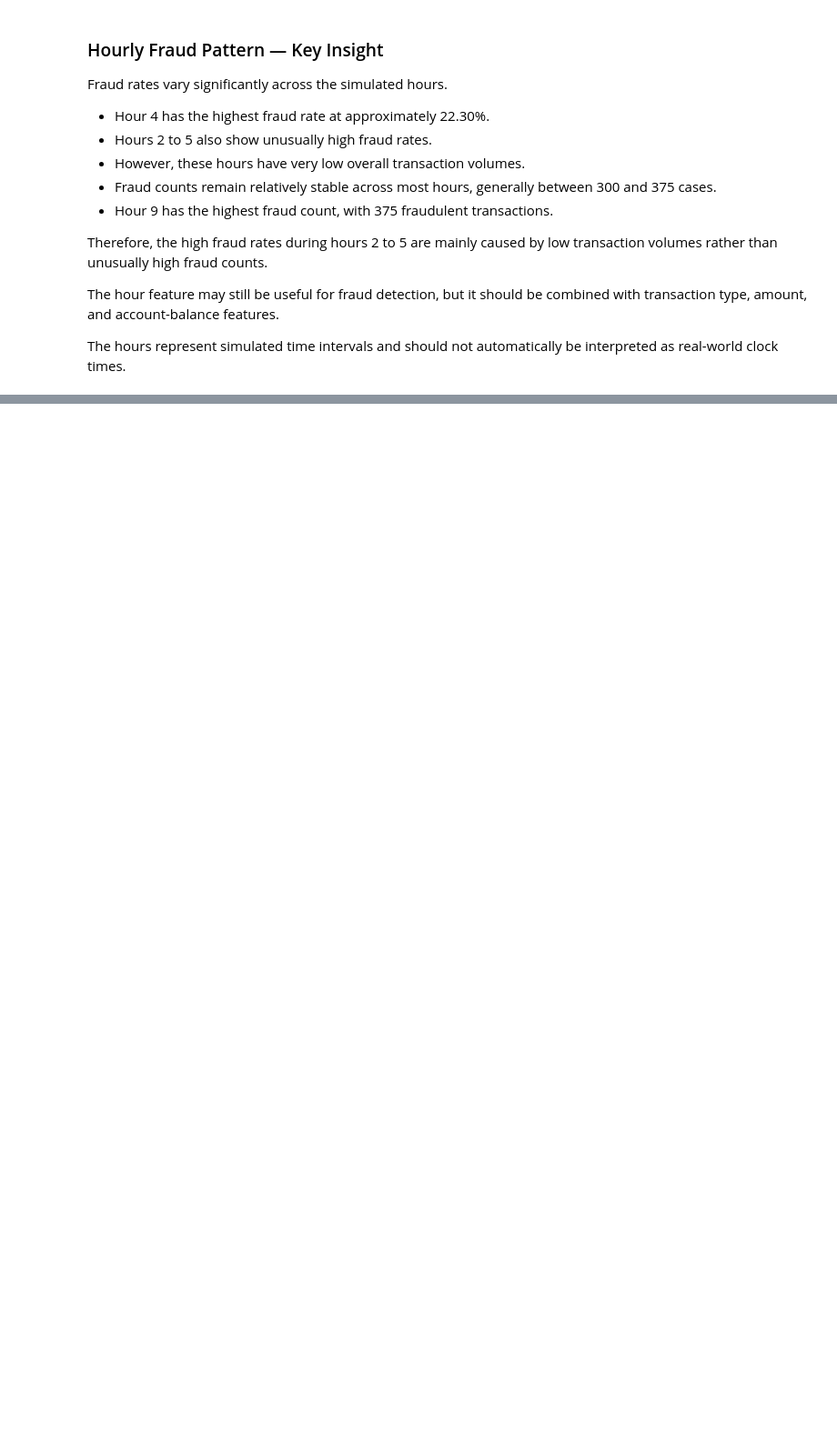
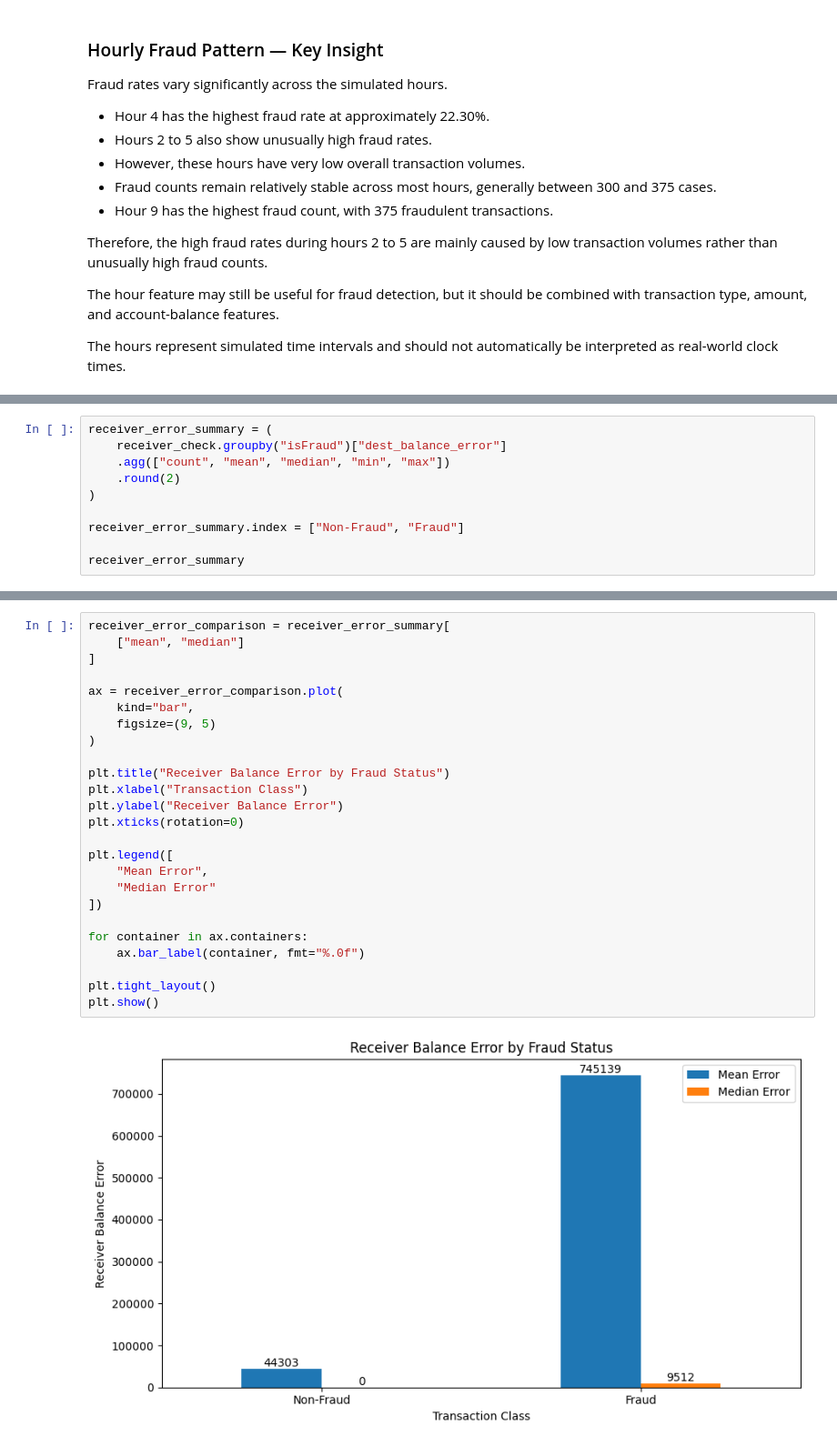
Before and after one commit to vedu13/paysim-fraud-detection, a Jupyter notebook: notebooks/02_exploratory_data_analysis.ipynb, the cells around one changed output, grey strips where cells are left out. Shown at 91% size. Saved outputs shown, nothing was run; the diff lists cells and outputs as text; blank space fills up the shorter version.

```diff
--- a/notebooks/02_exploratory_data_analysis.ipynb
+++ b/notebooks/02_exploratory_data_analysis.ipynb
@@ -795,0 +960,10 @@ The hours represent simulated time intervals and should not automatically be int
+# %%
+receiver_error_summary = (
+    receiver_check.groupby("isFraud")["dest_balance_error"]
+    .agg(["count", "mean", "median", "min", "max"])
+    .round(2)
+)
+
+receiver_error_summary.index = ["Non-Fraud", "Fraud"]
+
+receiver_error_summary
@@ -795,0 +978,27 @@ The hours represent simulated time intervals and should not automatically be int
+# %%
+receiver_error_comparison = receiver_error_summary[
+    ["mean", "median"]
+]
+
+ax = receiver_error_comparison.plot(
+    kind="bar",
+    figsize=(9, 5)
+)
+
+plt.title("Receiver Balance Error by Fraud Status")
+plt.xlabel("Transaction Class")
+plt.ylabel("Receiver Balance Error")
+plt.xticks(rotation=0)
+
+plt.legend([
+    "Mean Error",
+    "Median Error"
+])
+
+for container in ax.containers:
+    ax.bar_label(container, fmt="%.0f")
+
+plt.tight_layout()
+plt.show()
+# %% [output]
+[figure, added]
```
Also changed, not shown: parts of 14 cells of this notebook.
